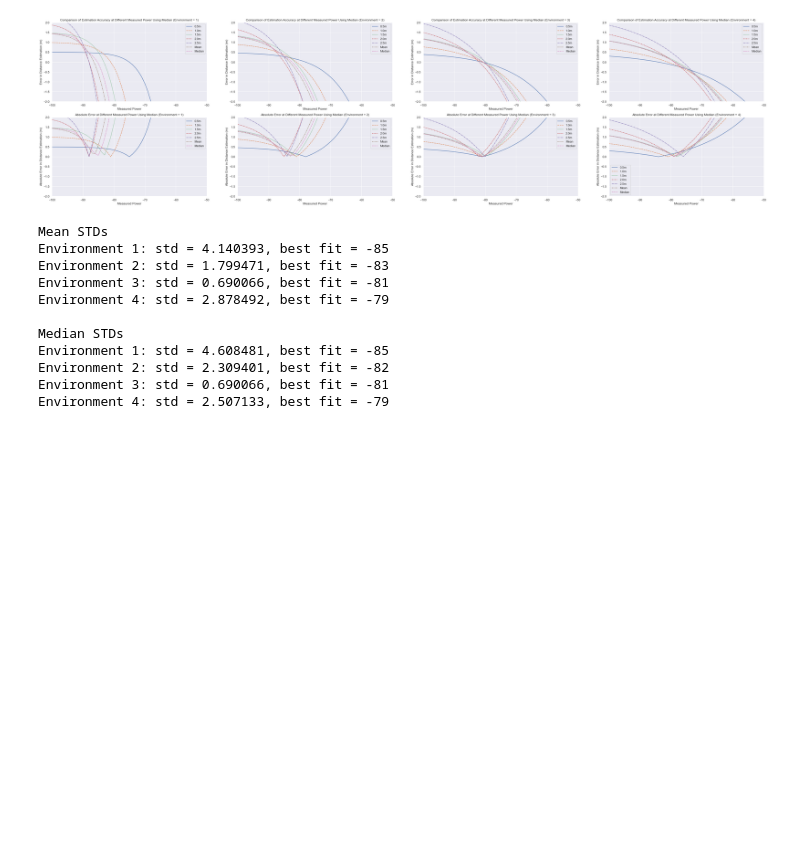
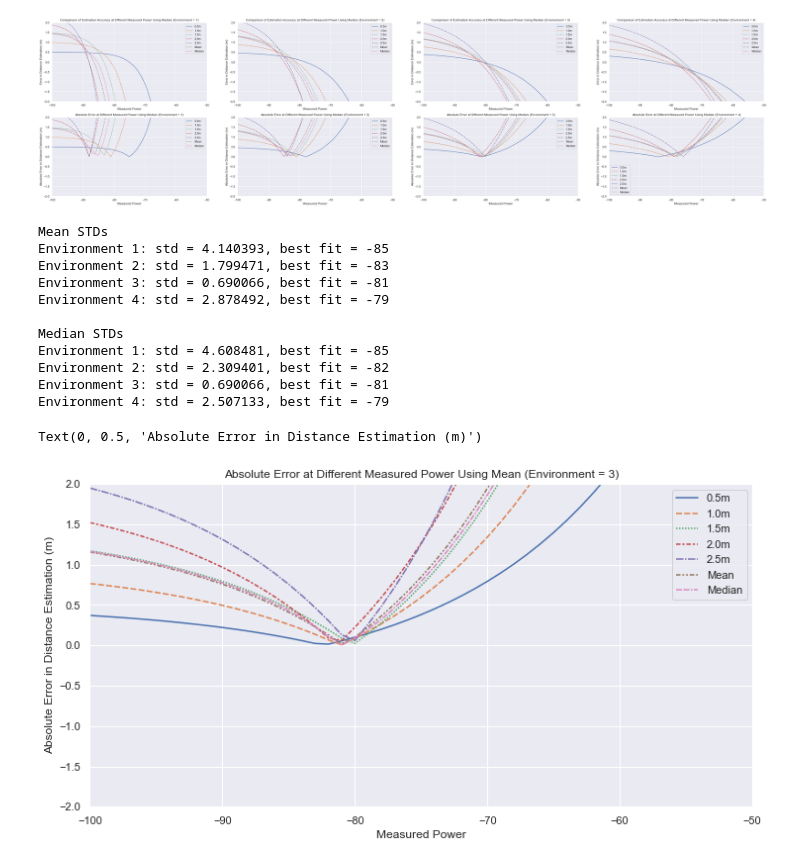
Before and after one commit to RyWilliamson/Keep-Your-Distance, a Jupyter notebook: data/notebooks/rssi_experiment.ipynb, the cells around one changed output. Cells and saved outputs as stored; diff of their text form; code cells hidden in the pictures; blank space fills up the shorter version.

```diff
--- a/data/notebooks/rssi_experiment.ipynb
+++ b/data/notebooks/rssi_experiment.ipynb
@@ -185,3 +185,16 @@ Environment 1: std = 4.608481, best fit = -85
 Environment 2: std = 2.309401, best fit = -82
 Environment 3: std = 0.690066, best fit = -81
 Environment 4: std = 2.507133, best fit = -79
+# %%
+sns.set_theme()
+plt.figure(figsize=(12, 6))
+
+sns.lineplot(data=measuredPowers["means"][3].applymap(abs))\
+        .set_title("Absolute Error at Different Measured Power Using Mean (Environment = " + str(3) + ")")
+
+plt.ylim(-2, 2)
+plt.xlim(-100, -50)
+plt.ylabel("Absolute Error in Distance Estimation (m)")
+# %% [output]
+Text(0, 0.5, 'Absolute Error in Distance Estimation (m)')
+[figure, added]
```
Also changed, not shown: 4 other files.
